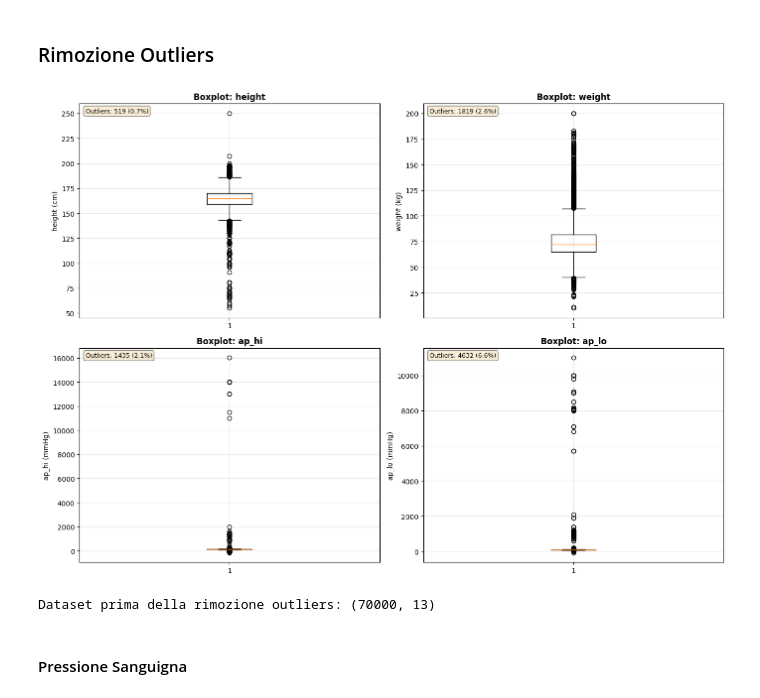
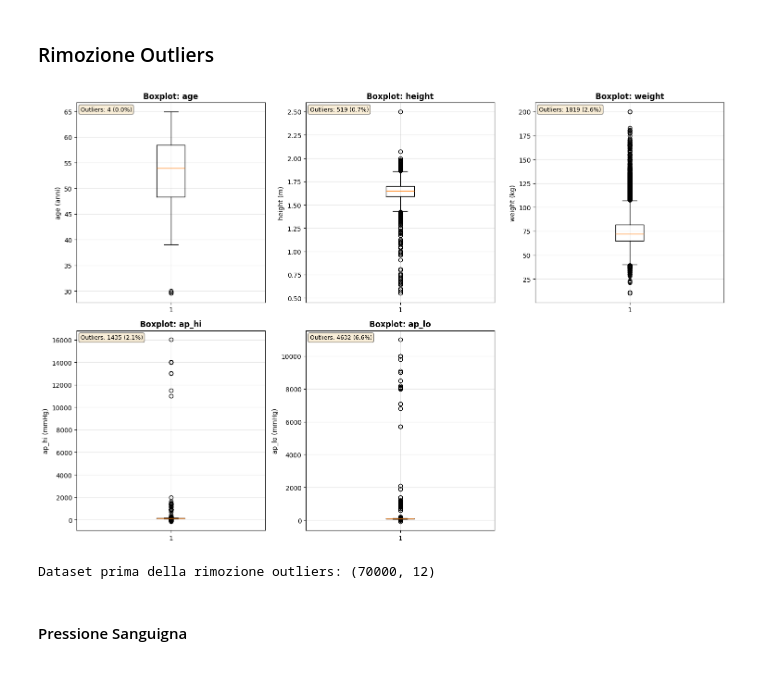
Before and after one commit to mbroglio/ML_25_26, a Jupyter notebook: ML_Project.ipynb, the cells around one changed output. Saved outputs shown, nothing was run; the diff lists cells and outputs as text; code cells hidden in the pictures.

```diff
--- a/ML_Project.ipynb
+++ b/ML_Project.ipynb
@@ -83,0 +79,12 @@ df.describe()
+# %%
+# Rimuove ID (non predittivo)
+df = df.drop(columns=["id"]).copy()
+
+# Definizione dei tipi di feature
+numeric_features = ["age", "height", "weight", "ap_hi", "ap_lo"]
+binary_features = ["gender", "smoke", "alco", "active"]
+ordinal_features = ["cholesterol", "gluc"]
+
+print(f"Feature numeriche: {numeric_features}")
+print(f"Feature binarie: {binary_features}")
+print(f"Feature ordinali: {ordinal_features}")
@@ -83,0 +95,6 @@ df.describe()
+# %%
+# Converte binary_features e ordinal_features in tipo 'category'
+for col in binary_features + ordinal_features:
+    df[col] = df[col].astype("category")
+
+print(df.dtypes)
@@ -125,45 +174,48 @@ Name: cardio, dtype: float64
 # %% [markdown]
 ### Rimozione Outliers
 # %%
-# Visualizza distribuzione di altezza, peso e pressione PRIMA della rimozione outliers
-numeric_cols = ['height', 'weight', 'ap_hi', 'ap_lo']
-units = {
-    'height': 'cm',
-    'weight': 'kg',
-    'ap_hi': 'mmHg',
-    'ap_lo': 'mmHg'
-}
+# Visualizza distribuzione delle features numeriche prima della rimozione outliers
+units = {"age": "anni", "height": "m", "weight": "kg", "ap_hi": "mmHg", "ap_lo": "mmHg"}
 
-fig, axes = plt.subplots(2, 2, figsize=(14, 10))
+fig, axes = plt.subplots(2, 3, figsize=(15, 10))
 axes = axes.flatten()
 
-for idx, col in enumerate(numeric_cols):
+for idx, col in enumerate(numeric_features):
     axes[idx].boxplot(df[col].dropna())
-    axes[idx].set_title(f'Boxplot: {col}', fontsize=12, fontweight='bold')
-    axes[idx].set_ylabel(f'{col} ({units[col]})', fontsize=10)
+    axes[idx].set_title(f"Boxplot: {col}", fontsize=12, fontweight="bold")
+    axes[idx].set_ylabel(f"{col} ({units[col]})", fontsize=10)
     axes[idx].grid(True, alpha=0.3)
 
     # Calcola statistiche IQR
     Q1 = df[col].quantile(0.25)
     Q3 = df[col].quantile(0.75)
     IQR = Q3 - Q1
     lower_bound = Q1 - 1.5 * IQR
     upper_bound = Q3 + 1.5 * IQR
     outliers = df[(df[col] < lower_bound) | (df[col] > upper_bound)]
 
     # Aggiungi info statistiche
-    axes[idx].text(0.02, 0.98, f'Outliers: {len(outliers)} ({len(outliers)/len(df)*100:.1f}%)',
-                   transform=axes[idx].transAxes, fontsize=9,
-                   verticalalignment='top', bbox=dict(boxstyle='round', facecolor='wheat', alpha=0.5))
+    axes[idx].text(
+        0.02,
+        0.98,
+        f"Outliers: {len(outliers)} ({len(outliers)/len(df)*100:.1f}%)",
+        transform=axes[idx].transAxes,
+        fontsize=9,
+        verticalalignment="top",
+        bbox=dict(boxstyle="round", facecolor="wheat", alpha=0.5),
+    )
+
+# Rimuovi l'ultimo subplot vuoto
+fig.delaxes(axes[5])
 
 plt.tight_layout()
-plt.savefig('images/boxplots_before_cleaning.png', bbox_inches='tight', dpi=300)
+plt.savefig("images/boxplots_before_cleaning.png", bbox_inches="tight", dpi=300)
 plt.show()
 
 print(f"\nDataset prima della rimozione outliers: {df.shape}")
 # %% [output]
-[figure, old version]
+[figure, new version]
-Dataset prima della rimozione outliers: (70000, 13)
+Dataset prima della rimozione outliers: (70000, 12)
 # %% [markdown]
 #### Pressione Sanguigna
 # %%
```
Also changed, not shown: parts of 46 cells of this notebook, 18 other files.
